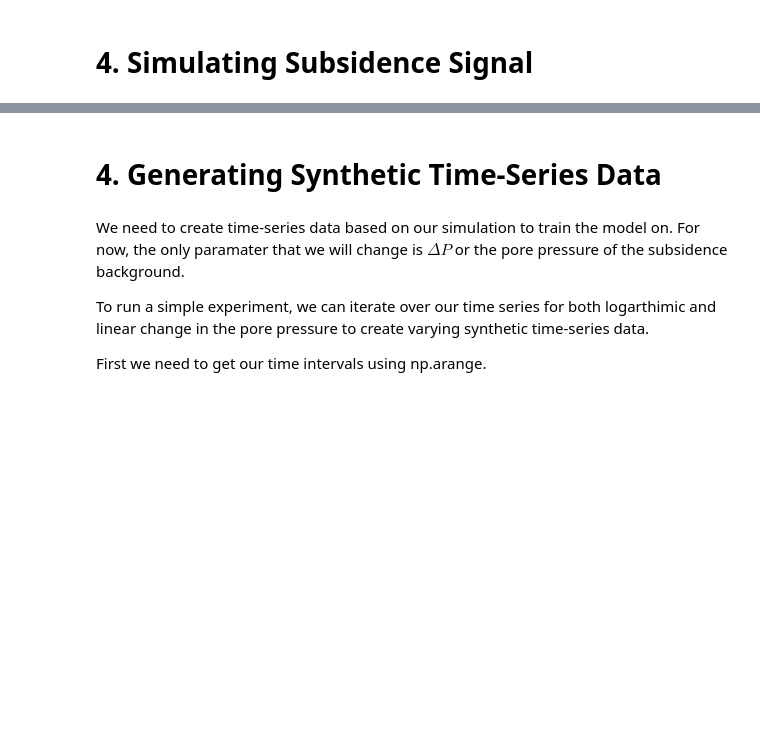
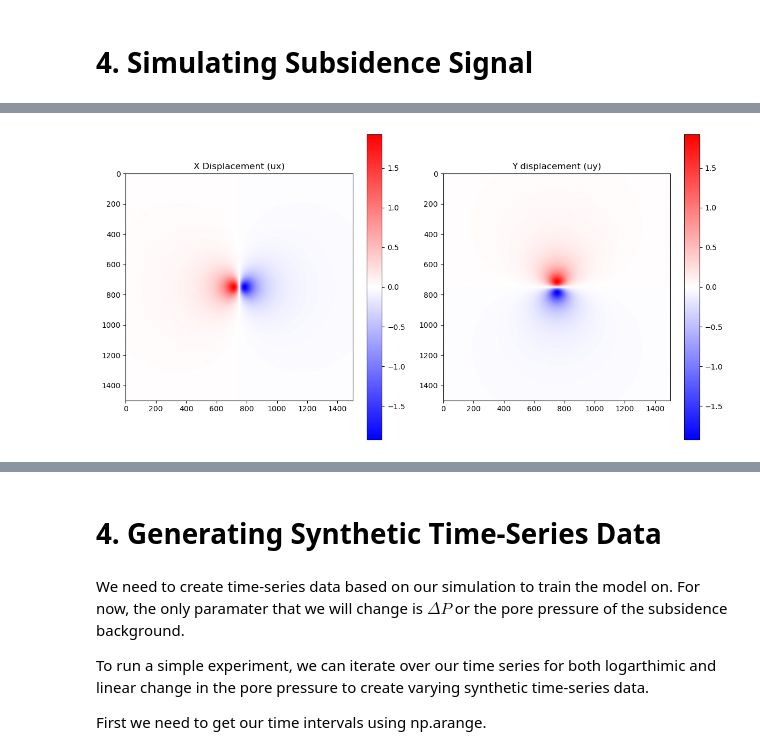
Before and after one commit to Mannvika/KyodaiNaturalResourceLab, a Jupyter notebook: InSAR_SyntheticData_Documentation.ipynb, the cells around one changed output, grey strips where cells are left out. Drawn from its saved outputs; the diff is of its cells as text; code cells hidden in the pictures; blank space fills up the shorter version.

```diff
--- a/InSAR_SyntheticData_Documentation.ipynb
+++ b/InSAR_SyntheticData_Documentation.ipynb
@@ -254,0 +211,14 @@ plt.colorbar()
+# %%
+# Now we can calculate the horizontal components of the displacement.
+ux = ur * np.cos(azimuth)
+uy = ur * np.sin(azimuth)
+
+figure, ax = plt.subplots(1,2, figsize=(12, 6))
+ax[0].set_title('X Displacement (ux)')
+figure.colorbar(ax[0].imshow(ux, cmap='bwr'), ax=ax[0])
+
+ax[1].set_title('Y displacement (uy)')
+figure.colorbar(ax[1].imshow(uy, cmap='bwr'), ax=ax[1])
+plt.tight_layout()
+# %% [output]
+[figure, added]
```
Also changed, not shown: parts of 16 cells of this notebook, 3 other files.
